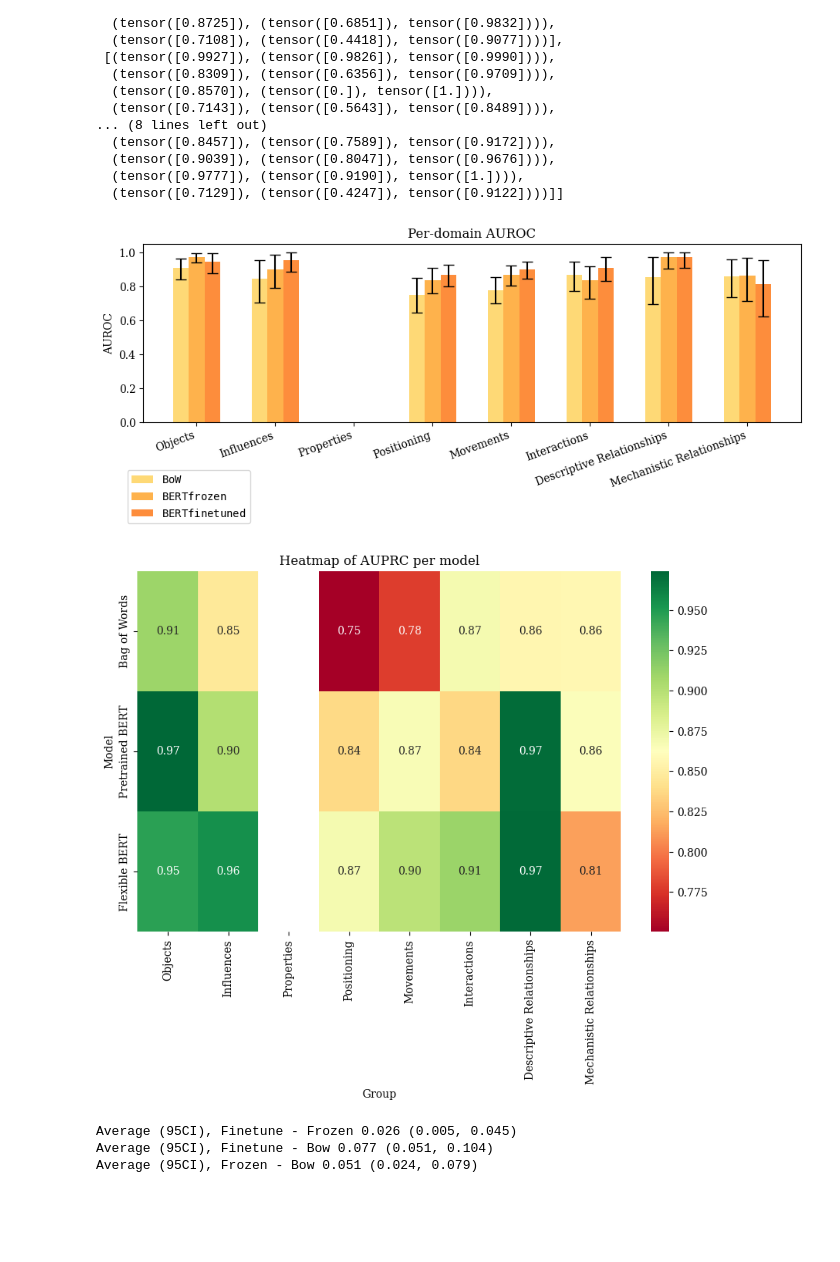
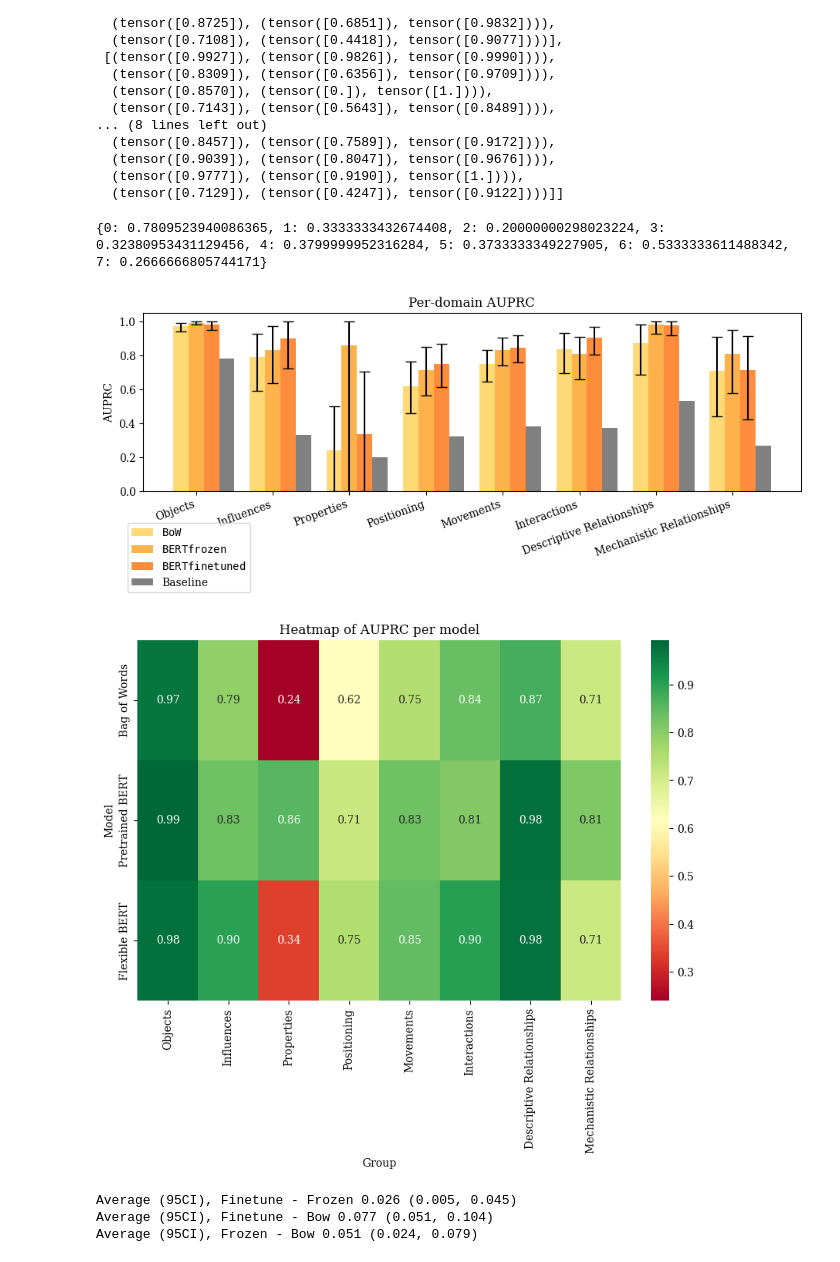
Before and after one commit to kheuton/play-with-learning-army, a Jupyter notebook: FixGraphs.ipynb, the cells around one changed output. Drawn from its saved outputs; the diff is of its cells as text; code cells hidden in the pictures; blank space fills up the shorter version.

```diff
--- a/FixGraphs.ipynb
+++ b/FixGraphs.ipynb
@@ -119,7 +119,7 @@ for experiment_directory in best_15_exps:
     save_dict = torch.load(model_path, weights_only=False, map_location=torch.device('cpu'))
 
     if hyper_config['embedder'] == 'frozen_bert':
-        preprocessor = frozen_preprocessing
+        preprocessor = bert_preprocessing
     elif hyper_config['embedder'] == 'bow':
         preprocessor = bow_preprocessing
     else:
@@ -218,12 +218,12 @@ for experiment_directory in best_15_exps:
     save_dict = torch.load(model_path, weights_only=False, map_location=torch.device('cpu'))
 
     if hyper_config['embedder'] == 'frozen_bert':
-        preprocessor = frozen_preprocessing
+        preprocessor = bert_preprocessing
     elif hyper_config['embedder'] == 'bow':
         preprocessor = bow_preprocessing
     else:
         print(f'OOOPS! Embedder {hyper_config["embedder"]} not supported')
-        preprocessor = frozen_preprocessing
+        preprocessor = bert_preprocessing
 
 
     criteria_to_head_mapping = problem_config['criteria_to_head_mapping']
@@ -354,11 +352,19 @@ frozen_bootstraps = all_bootstrap_auprcs[1]
 fine_results = [(mean.item(), (low.item(), high.item())) for mean, (low, high) in fine_results]
 bow_results = [(mean.item(), (low.item(), high.item())) for mean, (low, high) in bow_results]
 frozen_results = [(mean.item(), (low.item(), high.item())) for mean, (low, high) in frozen_results]
+# %%
+unique_domains = np.unique(all_domains)
+domain_averages = {domain: label_collection[0][np.array(all_domains) == domain].float().mean().item() for domain in unique_domains}
+
+print(domain_averages)
+domain_averages = [domain_averages[domain] for domain in range(8)]
+# %% [output]
+{0: 0.7809523940086365, 1: 0.3333333432674408, 2: 0.20000000298023224, 3: 0.32380953431129456, 4: 0.3799999952316284, 5: 0.3733333349227905, 6: 0.5333333611488342, 7: 0.2666666805744171}
 # %%
 import matplotlib.pyplot as plt
 import seaborn as sns
 
-def plot_grouped_bar_chart(list1, list2, list3):
+def plot_grouped_bar_chart(list1, list2, list3, baseline=None):
     plt.rcParams['font.family'] = 'Serif'
 
     # Extract means and error bars
@@ -383,10 +389,12 @@ def plot_grouped_bar_chart(list1, list2, list3):
     bar1 = ax.bar(ind - width, means1, width, yerr=errors1, label=r'$\mathtt{BoW}$', capsize=5, color='#fed976')
     bar2 = ax.bar(ind, means2, width, yerr=errors2, label=r'$\mathtt{BERTfrozen}$', capsize=5, color='#feb24c')
     bar3 = ax.bar(ind + width, means3, width, yerr=errors3, label=r'$\mathtt{BERTfinetuned}$', capsize=5, color='#fd8d3c')
+    if baseline is not None:
+        ax.bar(ind + 2 * width, baseline, width, label='Baseline', color='grey')
 
     # Add labels and title
-    ax.set_ylabel('AUROC')
-    ax.set_title('Per-domain AUROC')
+    ax.set_ylabel('AUPRC')
+    ax.set_title('Per-domain AUPRC')
     ax.set_xticks(ind)
     ax.set_xticklabels(['Objects', 'Influences', 'Properties', 'Positioning', 'Movements', 'Interactions', 'Descriptive Relationships', 'Mechanistic Relationships'])
     ax.legend(bbox_to_anchor=(.1, -.35), loc="lower left",
@@ -396,36 +404,36 @@ def plot_grouped_bar_chart(list1, list2, list3):
     ax.tick_params(axis='x', rotation=20,)
     # horizontal align tick labels right
     plt.xticks(ha='right')
 
     plt.savefig('PerDomainBarChartAUROC.pdf', bbox_inches='tight')
     plt.show()
 
 def plot_heatmap(list1, list2, list3):
     # Extract means
     means1 = [mean for mean, _ in list1]
     means2 = [mean for mean, _ in list2]
     means3 = [mean for mean, _ in list3]
 
     # Combine means into a single array
     data = np.array([means1, means2, means3])
 
     # Create the heatmap
     fig, ax = plt.subplots(figsize=(10, 6))
     sns.heatmap(data, annot=True, fmt=".2f", cmap="RdYlGn", cbar=True, xticklabels=['Objects', 'Influences', 'Properties', 'Positioning', 'Movements', 'Interactions', 'Descriptive Relationships', 'Mechanistic Relationships'], yticklabels=['Bag of Words', 'Pretrained BERT', 'Flexible BERT'], ax=ax)
 
     # Add labels and title
     ax.set_xlabel('Group')
     ax.set_ylabel('Model')
     ax.set_title('Heatmap of AUPRC per model')
 
     plt.show()
 
 # Plot the chart
-plot_grouped_bar_chart(bow_results, frozen_results, fine_results)
+plot_grouped_bar_chart(bow_results, frozen_results, fine_results, domain_averages)
 plot_heatmap(bow_results, frozen_results, fine_results)
 # %% [output]
-[figure, old version]
+[figure, new version]
-[figure, old version]
+[figure, new version]
 # %%
 fine_minus_frozen = fine_bootstraps - frozen_bootstraps
 fine_minus_bow = fine_bootstraps - bow_bootstraps
```
Also changed, not shown: parts of 3 cells of this notebook, 3 other files.
